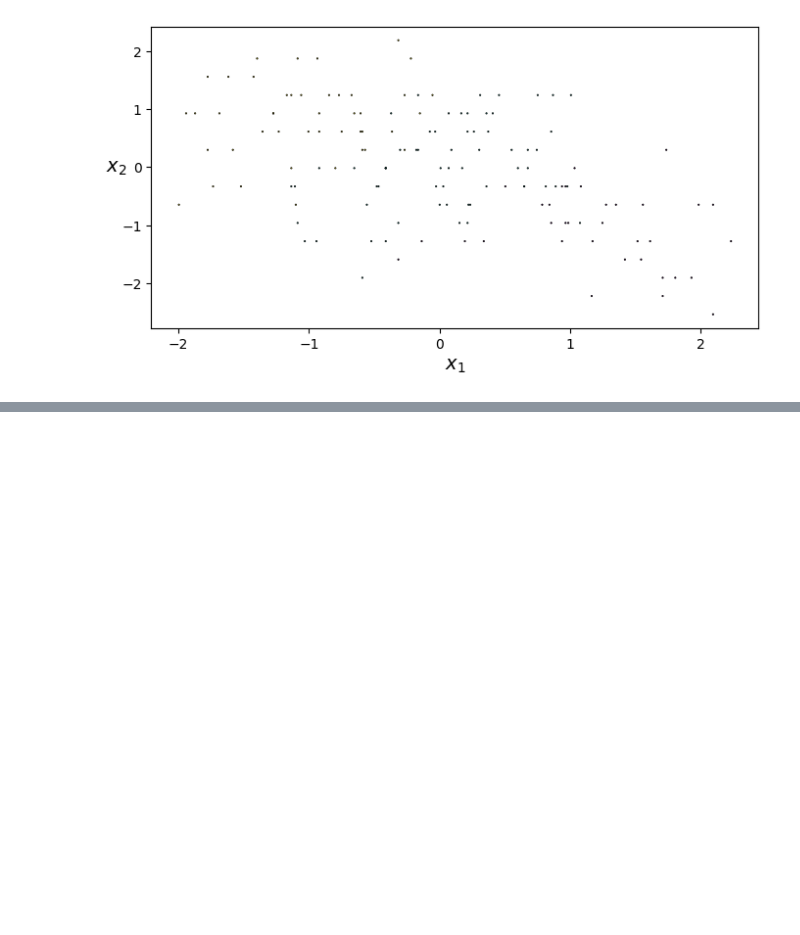
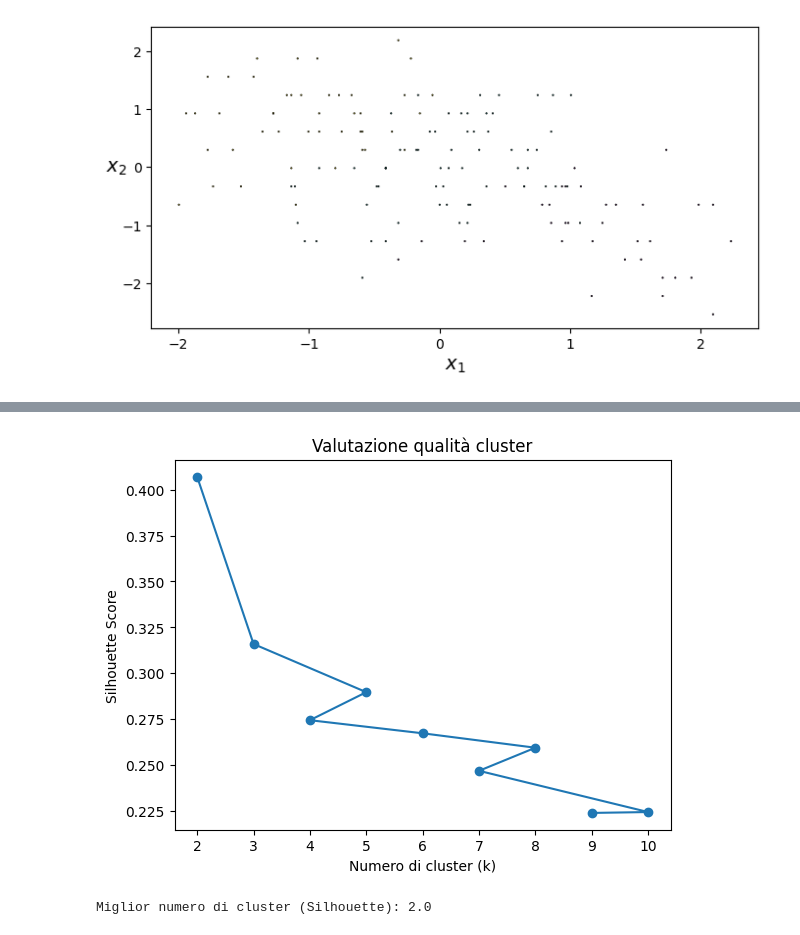
Before and after one commit to gaiacassinelli1/Project-Work, a Jupyter notebook: notebook/clustering.ipynb, the cells around one changed output, grey strips where cells are left out. Drawn from its saved outputs; the diff is of its cells as text; code cells hidden in the pictures; blank space fills up the shorter version.

```diff
--- a/notebook/clustering.ipynb
+++ b/notebook/clustering.ipynb
@@ -201,3 +201,28 @@ plot_clusters(X_scaled, clusters)
 plt.show()
 # %% [output]
 [figure]
+# %%
+from sklearn.metrics import silhouette_score
+
+results = []
+
+K_range = range(2, 11)  # silhouette non è definito per k=1
+
+for k in K_range:
+    kmeans = KMeans(n_clusters=k, random_state=42, n_init=10)
+    labels = kmeans.fit_predict(X_scaled)
+
+    sil_score = silhouette_score(X_scaled, labels)
+
+    results.append({
+        "k": k,
+        "inertia": kmeans.inertia_,
+        "silhouette_score": sil_score
+    })
+# %%
+results_df = pd.DataFrame(results)
+
+# ordina per silhouette (migliore in alto)
+results_df = results_df.sort_values(by="silhouette_score", ascending=False)
+
+print(results_df)
@@ -203,0 +240,14 @@ plt.show()
+# %%
+plt.figure()
+plt.plot(results_df["k"], results_df["silhouette_score"], marker='o')
+plt.xlabel("Numero di cluster (k)")
+plt.ylabel("Silhouette Score")
+plt.title("Valutazione qualità cluster")
+plt.show()
+# %% [output]
+[figure, added]
+# %%
+best_k = results_df.iloc[0]["k"]
+print(f"Miglior numero di cluster (Silhouette): {best_k}")
+# %% [output]
+Miglior numero di cluster (Silhouette): 2.0
```
Also changed, not shown: parts of 1 cell of this notebook.
